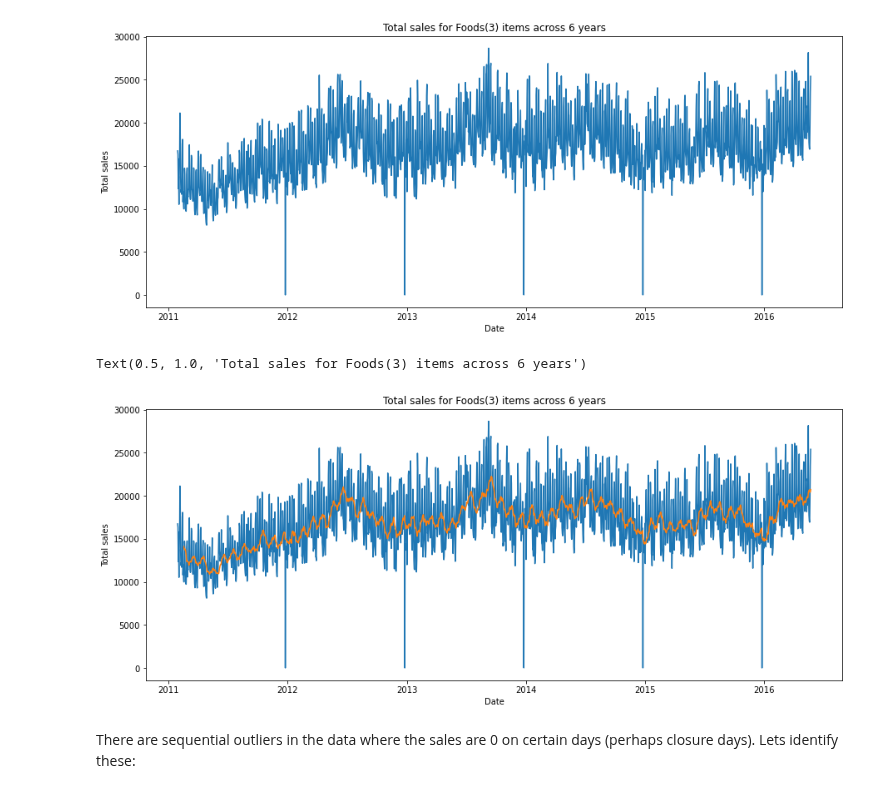
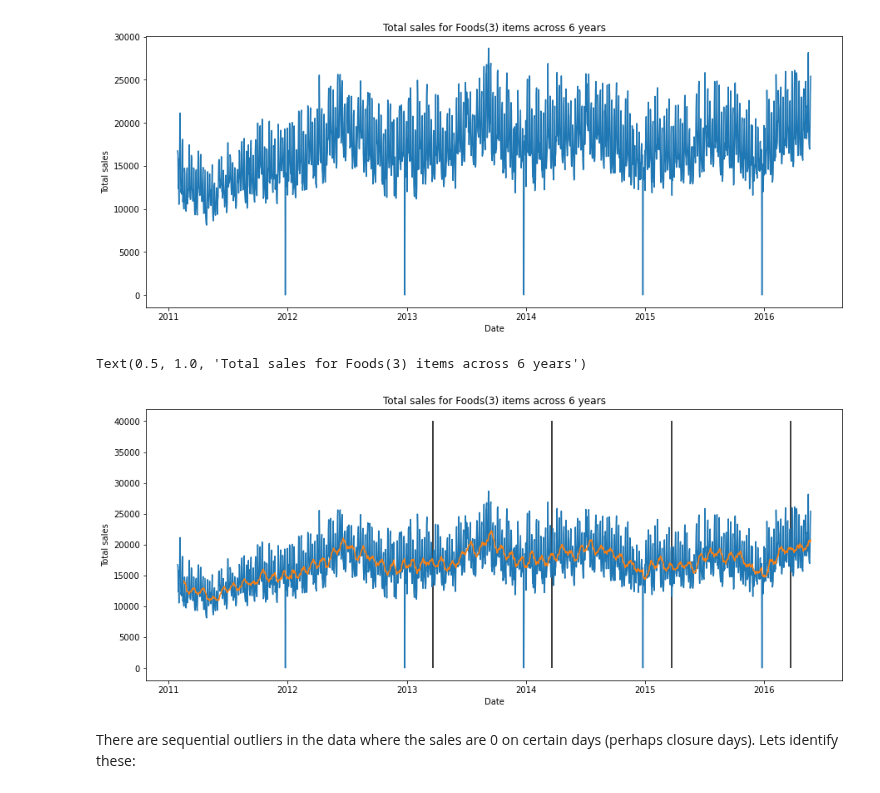
Before and after one commit to sithankanna/hts-forecast, a Jupyter notebook: notebooks/002-EK-EDA.ipynb, the cells around one changed output. Drawn from its saved outputs; the diff is of its cells as text; code cells hidden in the pictures.

```diff
--- a/notebooks/002-EK-EDA.ipynb
+++ b/notebooks/002-EK-EDA.ipynb
@@ -203,16 +203,21 @@ Text(0.5, 1.0, 'Total sales for Foods(3) items across 6 years')
 # %%
 # Plot Rolling mean of total sales for foods_3 vs time
 rolling_mean = df8.FOODS_3.rolling(window=20).mean()
 
 plt.figure(figsize=(15,6))
 plt.plot(df8.date, df8.FOODS_3)
+plt.vlines('2016-03-22',ymin=0, ymax=40000, color = 'k')
+plt.vlines('2015-03-22',ymin=0, ymax=40000, color = 'k')
+plt.vlines('2014-03-22',ymin=0, ymax=40000, color = 'k')
+plt.vlines('2013-03-22',ymin=0, ymax=40000, color = 'k')
+
 plt.plot(df8.date, rolling_mean)
 plt.xlabel('Date')
 plt.ylabel('Total sales')
 plt.title('Total sales for Foods(3) items across 6 years')
 # %% [output]
 Text(0.5, 1.0, 'Total sales for Foods(3) items across 6 years')
-[figure, old version]
+[figure, new version]
 # %% [markdown]
 There are sequential outliers in the data where the sales are 0 on certain days (perhaps closure days). Lets identify these:
 # %%
```
Also changed, not shown: parts of 4 cells of this notebook.
